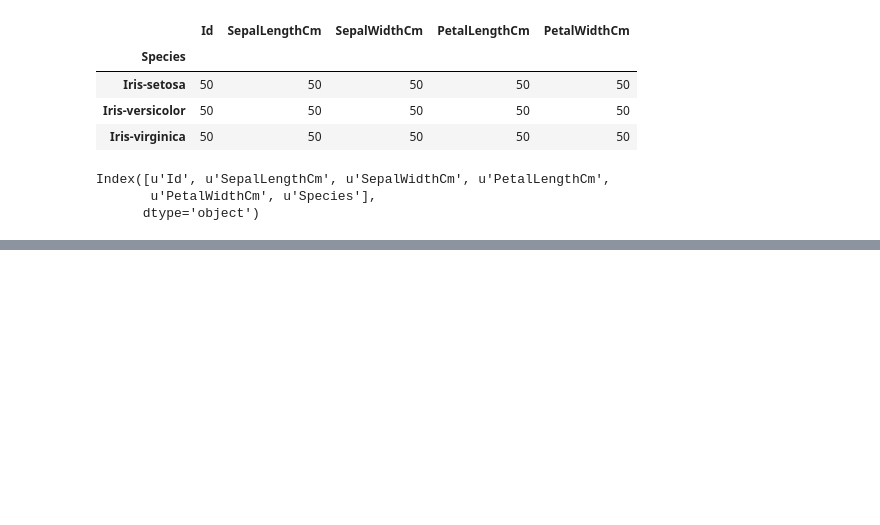
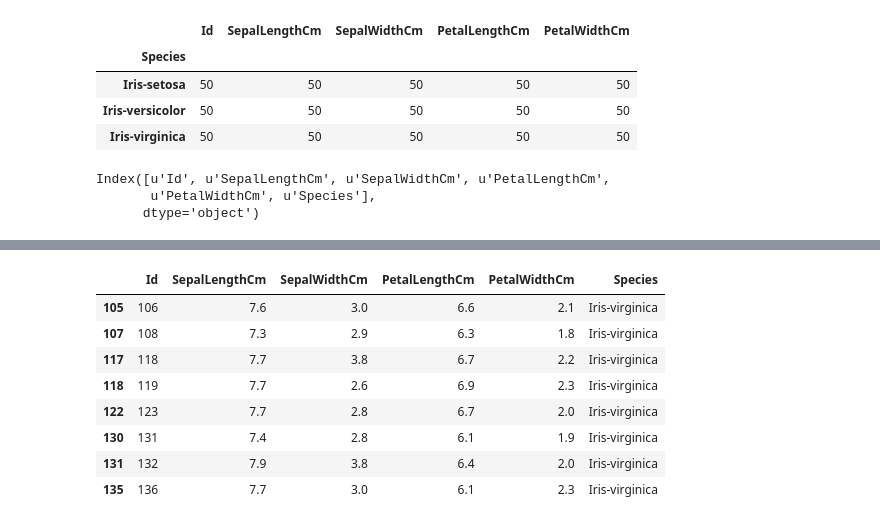
Before and after one commit to Nelca/kgl-Kernel-exercise, a Jupyter notebook: Iris-hands-on-by-Kaggle.ipynb, the cells around one changed output, grey strips where cells are left out. Saved outputs shown, nothing was run; the diff lists cells and outputs as text; code cells hidden in the pictures; blank space fills up the shorter version.

```diff
--- a/Iris-hands-on-by-Kaggle.ipynb
+++ b/Iris-hands-on-by-Kaggle.ipynb
@@ -327,0 +349,12 @@ Index([u'Id', u'SepalLengthCm', u'SepalWidthCm', u'PetalLengthCm',
+# %%
+dataset[dataset['SepalLengthCm']>7.2]
+# %% [output]
+|  | Id | SepalLengthCm | SepalWidthCm | PetalLengthCm | PetalWidthCm | Species |
+| 105 | 106 | 7.6 | 3.0 | 6.6 | 2.1 | Iris-virginica |
+| 107 | 108 | 7.3 | 2.9 | 6.3 | 1.8 | Iris-virginica |
+| 117 | 118 | 7.7 | 3.8 | 6.7 | 2.2 | Iris-virginica |
+| 118 | 119 | 7.7 | 2.6 | 6.9 | 2.3 | Iris-virginica |
+| 122 | 123 | 7.7 | 2.8 | 6.7 | 2.0 | Iris-virginica |
+| 130 | 131 | 7.4 | 2.8 | 6.1 | 1.9 | Iris-virginica |
+| 131 | 132 | 7.9 | 3.8 | 6.4 | 2.0 | Iris-virginica |
+| 135 | 136 | 7.7 | 3.0 | 6.1 | 2.3 | Iris-virginica |
```
Also changed, not shown: parts of 1 cell of this notebook.
